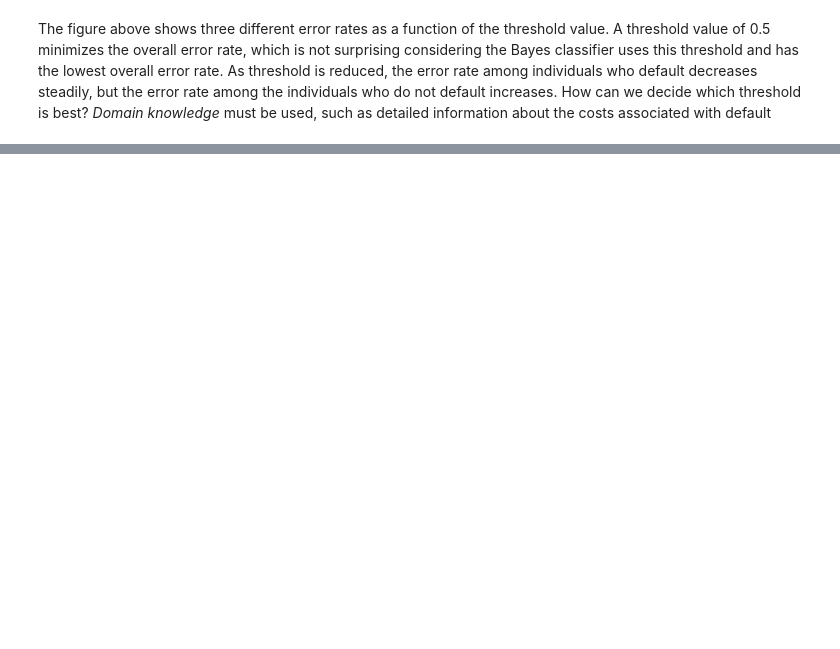
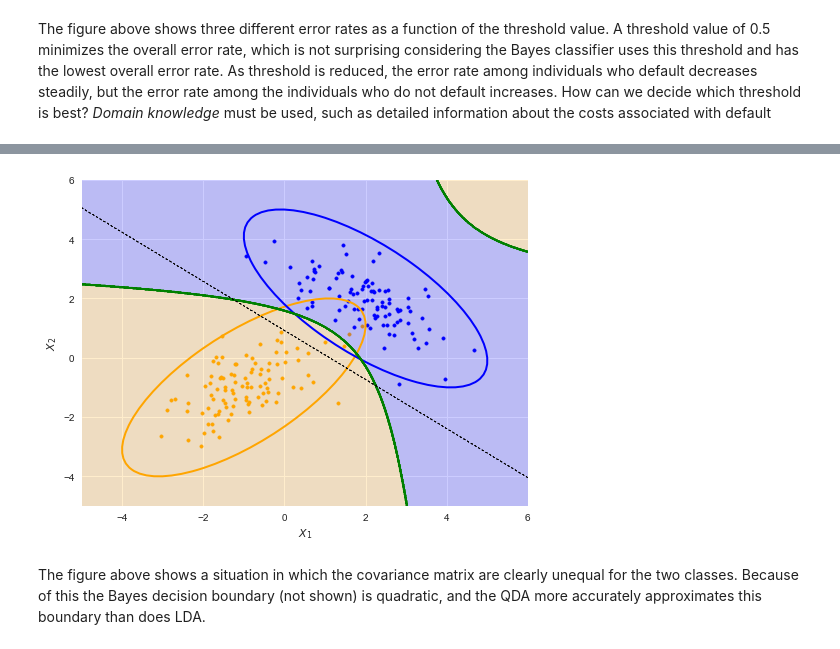
Before and after one commit to tsansom/islpy, a Jupyter notebook: notebooks/Chapter 4/Chapter 4 - Classification.ipynb, the cells around one changed output, grey strips where cells are left out. Saved outputs shown, nothing was run; the diff lists cells and outputs as text; code cells hidden in the pictures; blank space fills up the shorter version.

```diff
--- a/notebooks/Chapter 4/Chapter 4 - Classification.ipynb
+++ b/notebooks/Chapter 4/Chapter 4 - Classification.ipynb
@@ -629,0 +714,55 @@ As we've seen, varying the classifier threshold changes the true positive and fa
+# %%
+#Figure 4.9 right panel
+
+from sklearn.discriminant_analysis import QuadraticDiscriminantAnalysis as QDA
+
+c1_means = [-1, -1]
+cov1 = [[1, 0.7], [0.7, 1]]
+c1_x1, c1_x2 = np.random.multivariate_normal(c1_means, cov1, 100).T
+c1_class = np.zeros_like(c1_x1)
+c2_means = [2, 2]
+cov2 = [[1, -.7], [-.7, 1]]
+c2_x1, c2_x2 = np.random.multivariate_normal(c2_means, cov2, 100).T
+c2_class = np.ones_like(c2_x1)
+
+df = pd.DataFrame({'x1': np.concatenate((c1_x1, c2_x1)),
+                   'x2': np.concatenate((c1_x2, c2_x2)),
+                   'class': np.concatenate((c1_class, c2_class))})
+df['class'] = df['class'].astype('int')
+X = df[['x1', 'x2']].values
+y = df['class'].values
+
+fig, ax1 = plt.subplots(1, 1, figsize=(8, 6))
+
+for cov, col, cmean in zip([cov1, cov2], ['orange', 'blue'], [c1_means, c2_means]):
+    vals, vecs = np.linalg.eig(cov)
+    order = vals.argsort()[::-1]
+    vals, vecs = vals[order], vecs[:, order]
+    theta = np.degrees(np.arctan2(*vecs[:, 0][::-1]))
+    width, height = 2 * 3 * np.sqrt(vals)
+    ellip = Ellipse(xy=cmean, width=width, height=height, angle=theta, edgecolor=col,
+                   facecolor='none', lw=2)
+    ax1.add_artist(ellip)
+ax1.scatter(c1_x1, c1_x2, marker='.', color='orange')
+ax1.scatter(c2_x1, c2_x2, marker='.', color='blue')
+ax1.set(xlim=[-5, 6], ylim=[-5, 6])
+
+lda = LDA()
+qda = QDA()
+
+lda.fit(X, y)
+qda.fit(X, y)
+
+X1, X2 = np.meshgrid(np.linspace(-6, 6, 1000), np.linspace(-6, 6, 1000))
+
+ax1.contourf(X1, X2, qda.predict(np.array([X1.ravel(), X2.ravel()]).T).reshape(X1.shape),
+             alpha=0.2, cmap=ListedColormap(('orange', 'blue')))
+ax1.contour(X1, X2, qda.predict(np.array([X1.ravel(), X2.ravel()]).T).reshape(X1.shape),
+            colors='green', liewidths=2)
+ax1.contour(X1, X2, lda.predict(np.array([X1.ravel(), X2.ravel()]).T).reshape(X1.shape),
+            colors='black', linestyles='dotted', linewidths=0.5);
+ax1.set(xlabel=r'$X_1$', ylabel=r'$X_2$');
+# %% [output]
+[figure, added]
+# %% [markdown]
+The figure above shows a situation in which the covariance matrix are clearly unequal for the two classes. Because of this the Bayes decision boundary (not shown) is quadratic, and the QDA more accurately approximates this boundary than does LDA.
```
Also changed, not shown: parts of 14 cells of this notebook, 2 other files.
